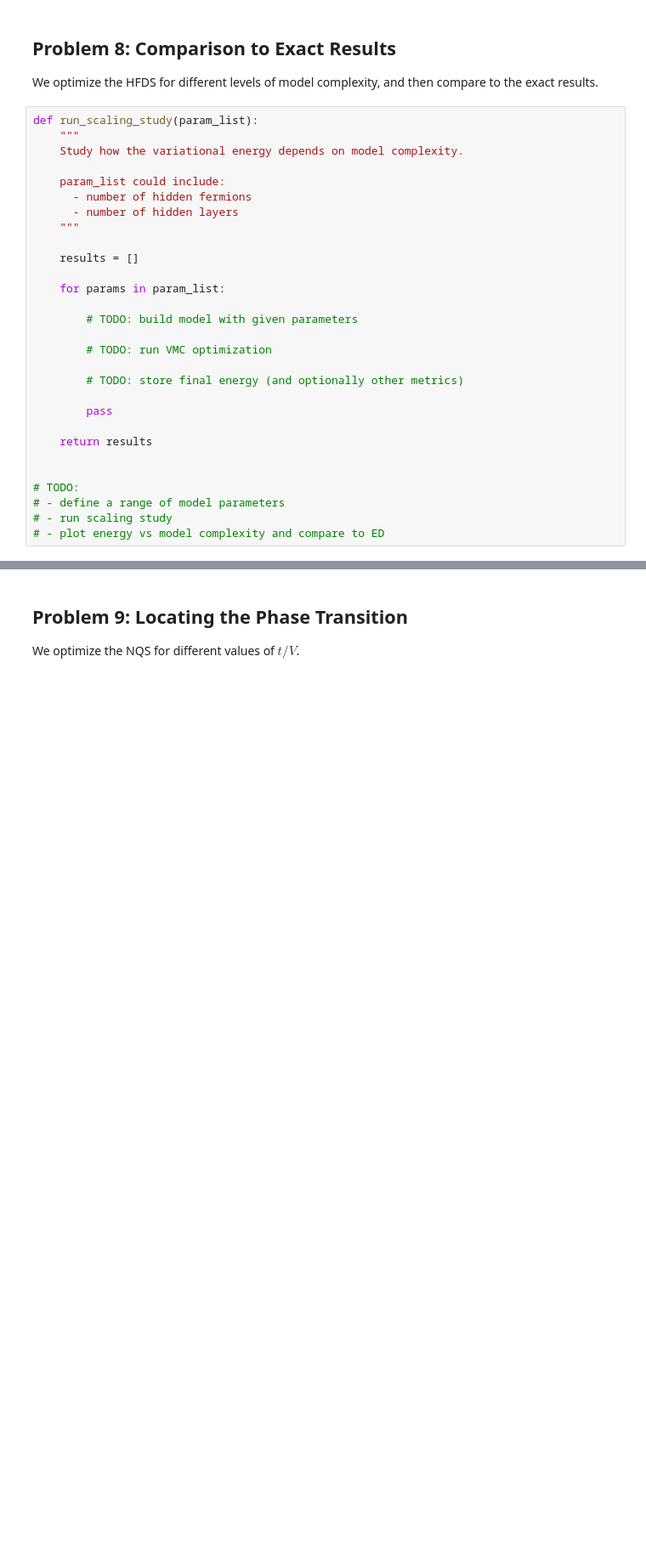
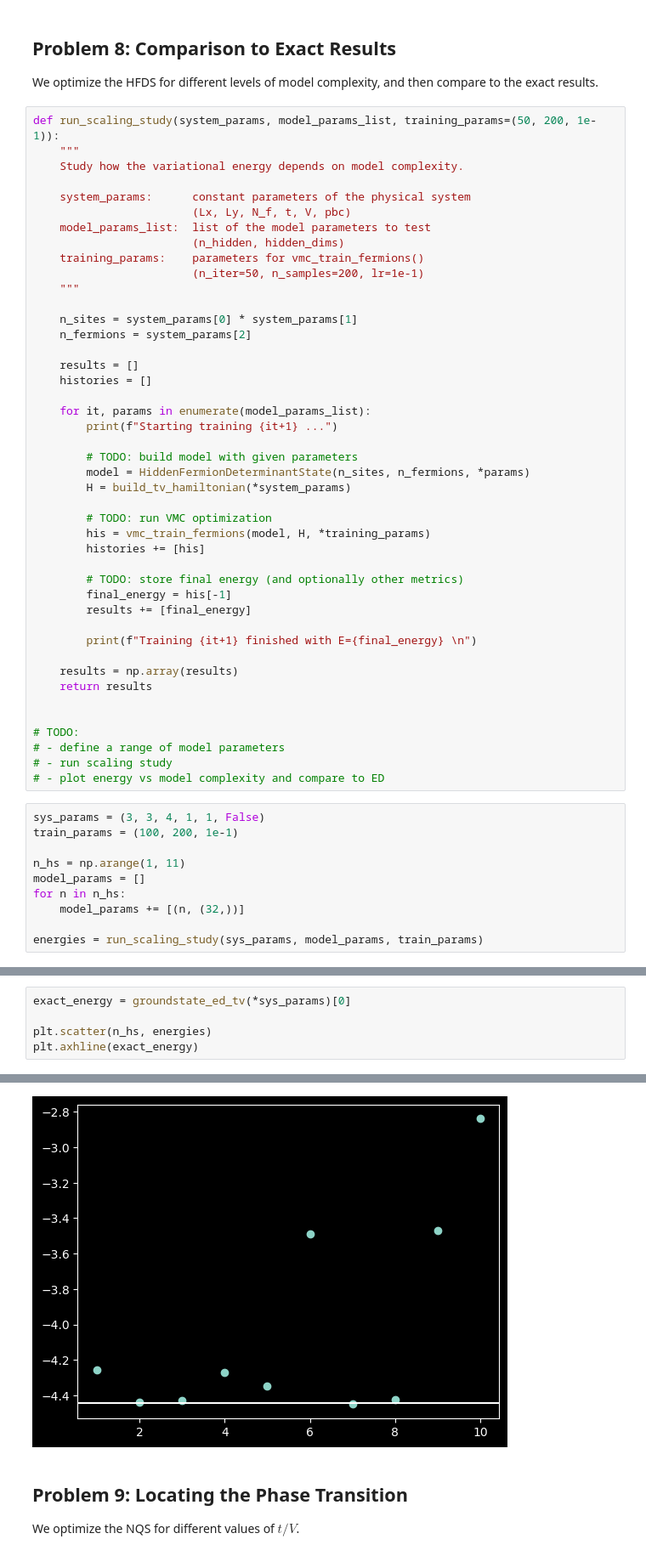
Before and after one commit to broschli/fopra, a Jupyter notebook: neural_quantum_states/FoPra_NQS_day2_Linus.ipynb, the cells around one changed output, grey strips where cells are left out. Shown at 85% size. Cells and saved outputs as stored; diff of their text form; blank space fills up the shorter version.

```diff
--- a/neural_quantum_states/FoPra_NQS_day2_Linus.ipynb
+++ b/neural_quantum_states/FoPra_NQS_day2_Linus.ipynb
@@ -236,27 +854,42 @@ class HiddenFermionDeterminantState(nn.Module):
 
 We optimize the HFDS for different levels of model complexity, and then compare to the exact results.
 # %%
-def run_scaling_study(param_list):
+def run_scaling_study(system_params, model_params_list, training_params=(50, 200, 1e-1)):
     """
     Study how the variational energy depends on model complexity.
 
-    param_list could include:
-      - number of hidden fermions
-      - number of hidden layers
+    system_params:      constant parameters of the physical system
+                        (Lx, Ly, N_f, t, V, pbc)
+    model_params_list:  list of the model parameters to test
+                        (n_hidden, hidden_dims)
+    training_params:    parameters for vmc_train_fermions()
+                        (n_iter=50, n_samples=200, lr=1e-1)
     """
 
+    n_sites = system_params[0] * system_params[1]
+    n_fermions = system_params[2]
+
     results = []
+    histories = []
 
-    for params in param_list:
+    for it, params in enumerate(model_params_list):
+        print(f"Starting training {it+1} ...")
 
         # TODO: build model with given parameters
+        model = HiddenFermionDeterminantState(n_sites, n_fermions, *params)
+        H = build_tv_hamiltonian(*system_params)
 
         # TODO: run VMC optimization
+        his = vmc_train_fermions(model, H, *training_params)
+        histories += [his]
 
         # TODO: store final energy (and optionally other metrics)
+        final_energy = his[-1]
+        results += [final_energy]
 
-        pass
+        print(f"Training {it+1} finished with E={final_energy} \n")
 
+    results = np.array(results)
     return results
 
 
@@ -264,3 +897,13 @@ def run_scaling_study(param_list):
 # - define a range of model parameters
 # - run scaling study
 # - plot energy vs model complexity and compare to ED
+# %%
+sys_params = (3, 3, 4, 1, 1, False)
+train_params = (100, 200, 1e-1)
+
+n_hs = np.arange(1, 11)
+model_params = []
+for n in n_hs:
+    model_params += [(n, (32,))]
+
+energies = run_scaling_study(sys_params, model_params, train_params)
@@ -266,0 +929,6 @@ def run_scaling_study(param_list):
+# %%
+exact_energy = groundstate_ed_tv(*sys_params)[0]
+
+plt.scatter(n_hs, energies)
+plt.axhline(exact_energy)
+# %% [output]
@@ -267,3 +936,4 @@ def run_scaling_study(param_list):
+[figure, added]
 # %% [markdown]
 ## Problem 9: Locating the Phase Transition
 
```
Also changed, not shown: parts of 30 cells of this notebook.
